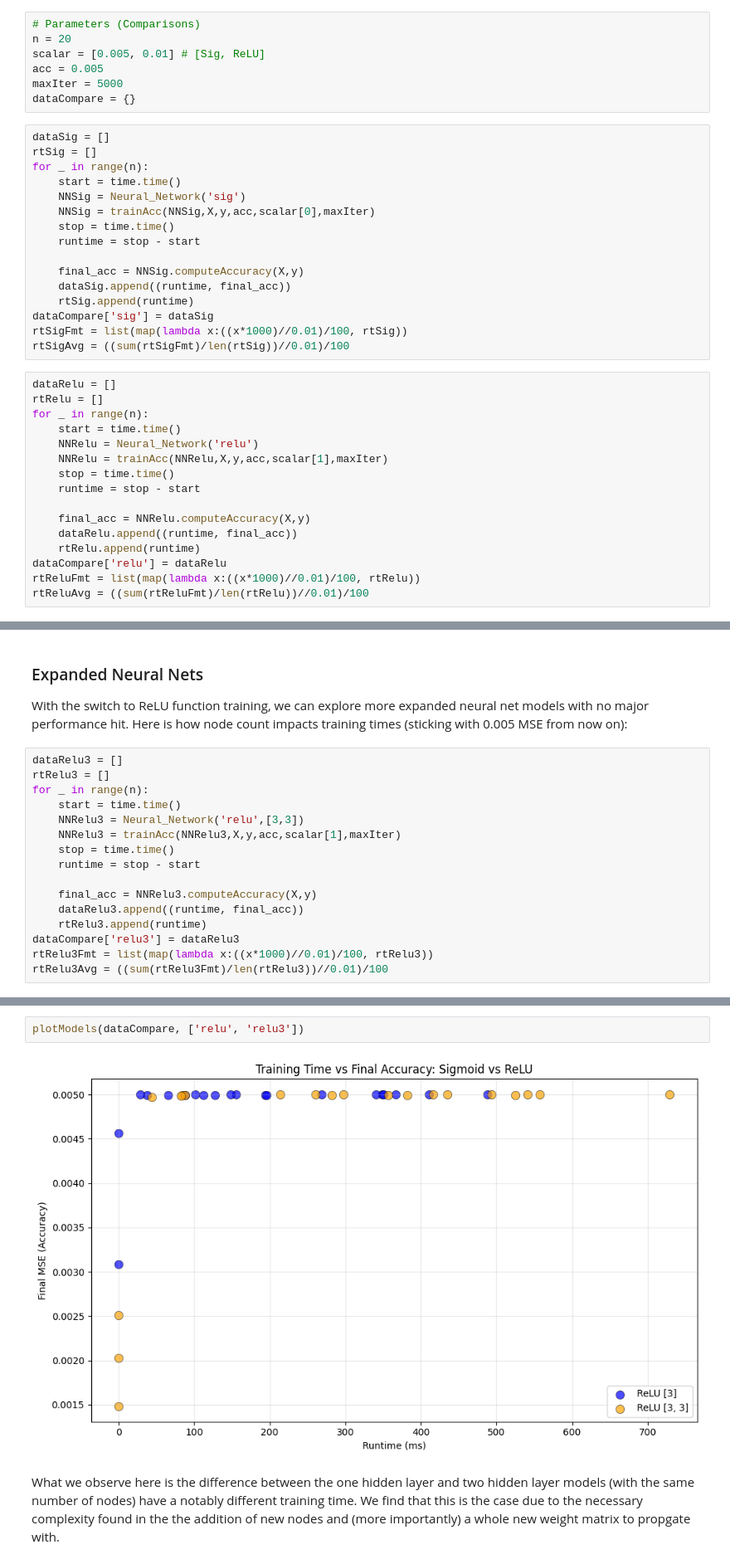
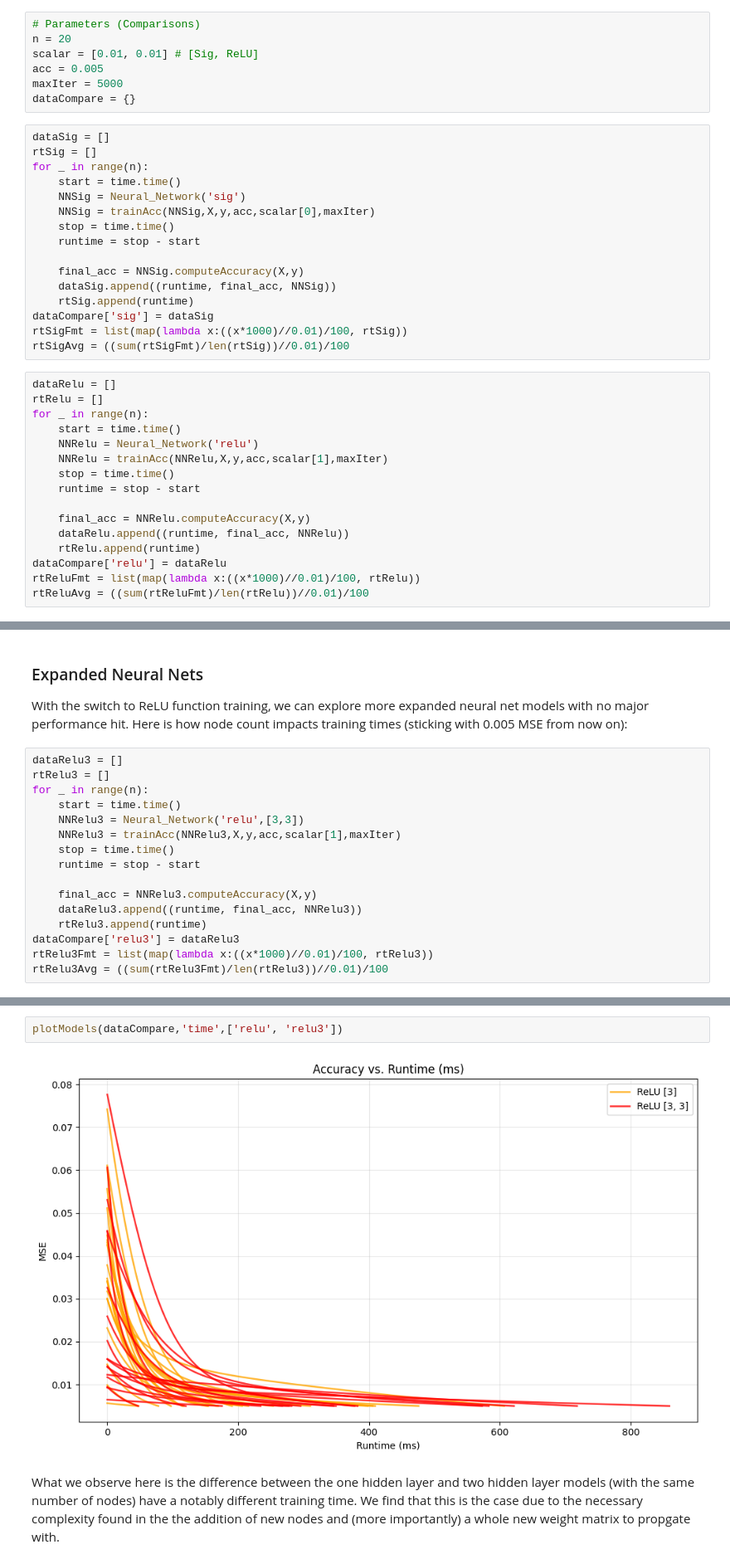
Before and after one commit to Saccadence/CogSci-131, a Jupyter notebook: Assignment 1/Assignment 1.ipynb, the cells around one changed output, grey strips where cells are left out. Shown at 83% size. Saved outputs shown, nothing was run; the diff lists cells and outputs as text.

```diff
--- a/Assignment 1/Assignment 1.ipynb
+++ b/Assignment 1/Assignment 1.ipynb
@@ -503,7 +558,7 @@ Furthermore, the ReLU function avoids an issue that is present in the Sigmoid fu
 # %%
 # Parameters (Comparisons)
 n = 20
-scalar = [0.005, 0.01] # [Sig, ReLU]
+scalar = [0.01, 0.01] # [Sig, ReLU]
 acc = 0.005
 maxIter = 5000
 dataCompare = {}
@@ -518,7 +573,7 @@ for _ in range(n):
     runtime = stop - start
 
     final_acc = NNSig.computeAccuracy(X,y)
-    dataSig.append((runtime, final_acc))
+    dataSig.append((runtime, final_acc, NNSig))
     rtSig.append(runtime)
 dataCompare['sig'] = dataSig
 rtSigFmt = list(map(lambda x:((x*1000)//0.01)/100, rtSig))
@@ -534,7 +589,7 @@ for _ in range(n):
     runtime = stop - start
 
     final_acc = NNRelu.computeAccuracy(X,y)
-    dataRelu.append((runtime, final_acc))
+    dataRelu.append((runtime, final_acc, NNRelu))
     rtRelu.append(runtime)
 dataCompare['relu'] = dataRelu
 rtReluFmt = list(map(lambda x:((x*1000)//0.01)/100, rtRelu))
@@ -583,7 +635,7 @@ for _ in range(n):
     runtime = stop - start
 
     final_acc = NNRelu3.computeAccuracy(X,y)
-    dataRelu3.append((runtime, final_acc))
+    dataRelu3.append((runtime, final_acc, NNRelu3))
     rtRelu3.append(runtime)
 dataCompare['relu3'] = dataRelu3
 rtRelu3Fmt = list(map(lambda x:((x*1000)//0.01)/100, rtRelu3))
@@ -612,7 +664,7 @@ Max: 729.34 ms | Min: 0.05 ms
 # %%
-plotModels(dataCompare, ['relu', 'relu3'])
+plotModels(dataCompare,'time',['relu', 'relu3'])
 # %% [output]
-[figure, old version]
+[figure, new version]
 # %% [markdown]
 What we observe here is the difference between the one hidden layer and two hidden layer models (with the same number of nodes) have a notably different training time. We find that this is the case due to the necessary complexity found in the the addition of new nodes and (more importantly) a whole new weight matrix to propgate with.
 # %%
```
Also changed, not shown: parts of 17 cells of this notebook.
